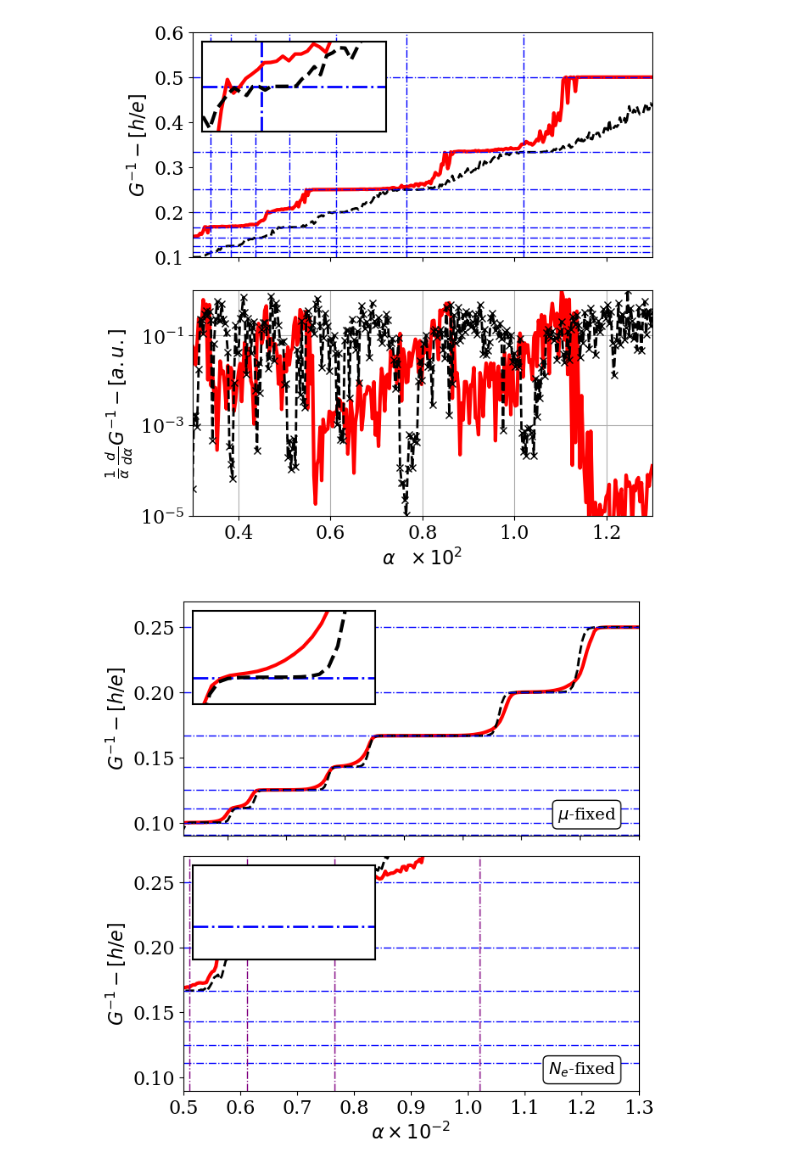
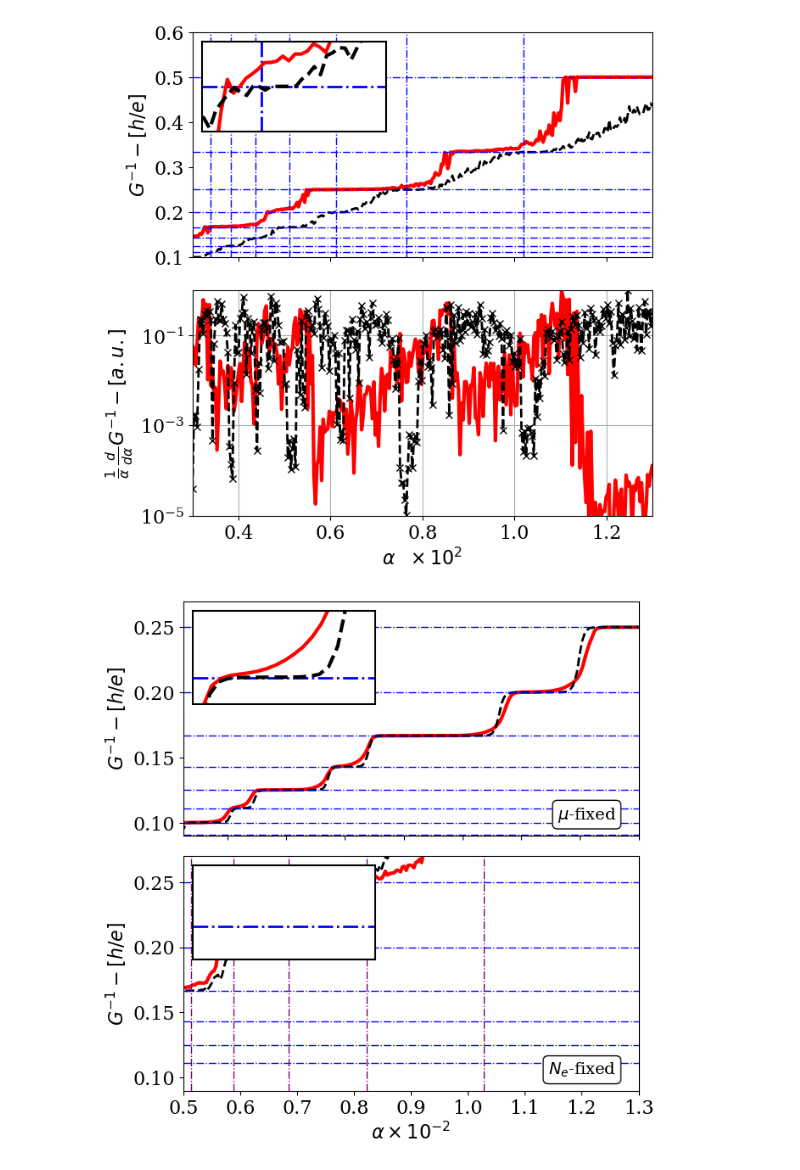
Before and after one commit to Daniele-PyBECTN/The-electrostatic-origin-of-the-breakdown-of-the-Integer-Quantum-Hall-Effect-in-Split-Ring-Cavities, a Jupyter notebook: fig4_script/read_combined_EF_N.ipynb, the cells around one changed output. Cells and saved outputs as stored; diff of their text form; code cells hidden in the pictures.

```diff
--- a/fig4_script/read_combined_EF_N.ipynb
+++ b/fig4_script/read_combined_EF_N.ipynb
@@ -373,7 +373,7 @@ ax1.set_xlim( (x0f+shift_af, x1f) )
 
 
 
-shift_a2 = .1
+shift_a2 = .2
 # Create inset axes inside ax1, in the bottom right
 axins2 = inset_axes(ax2, width="40%", height="40%", loc='upper left', borderpad=.5)
 # Set white background and black border
@@ -420,31 +420,31 @@ ax2.set_ylabel(r"$G^{-1} - [h/e]$", fontdict=font)
 ax1.text(
     0.95, 0.05,  # x, y in axes fraction
     r"$\mu$-fixed",
     transform=ax1.transAxes,
     fontsize=14,
     verticalalignment='bottom',
     horizontalalignment='right',
     bbox=dict(facecolor='white', edgecolor='black', boxstyle='round,pad=0.3')
 )
 
 # Add title inside a white box on bottom right of ax2
 ax2.text(
     0.95, 0.05,  # x, y in axes fraction
     r"$N_e$-fixed",
     transform=ax2.transAxes,
     fontsize=14,
     verticalalignment='bottom',
     horizontalalignment='right',
     bbox=dict(facecolor='white', edgecolor='black', boxstyle='round,pad=0.3')
 )
 
 
 
 plt.tight_layout()
 plt.gcf().set_size_inches(170 / 25.4, 170 / 25.4)
 
 #plt.savefig("fig4_supp.pdf")
 
 plt.show()
 # %% [output]
-[figure, old version]
+[figure, new version]
```
Also changed, not shown: 24 other files.
